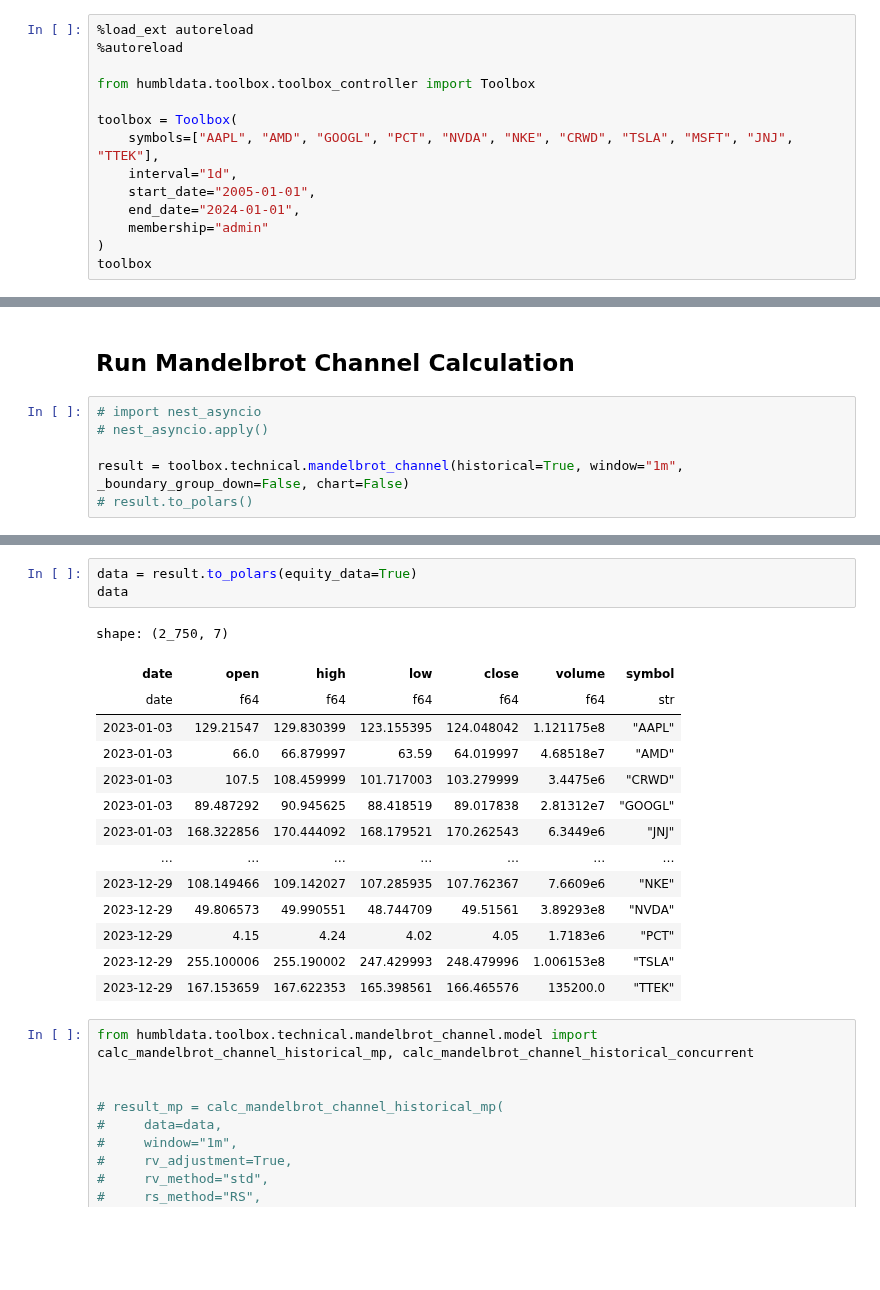
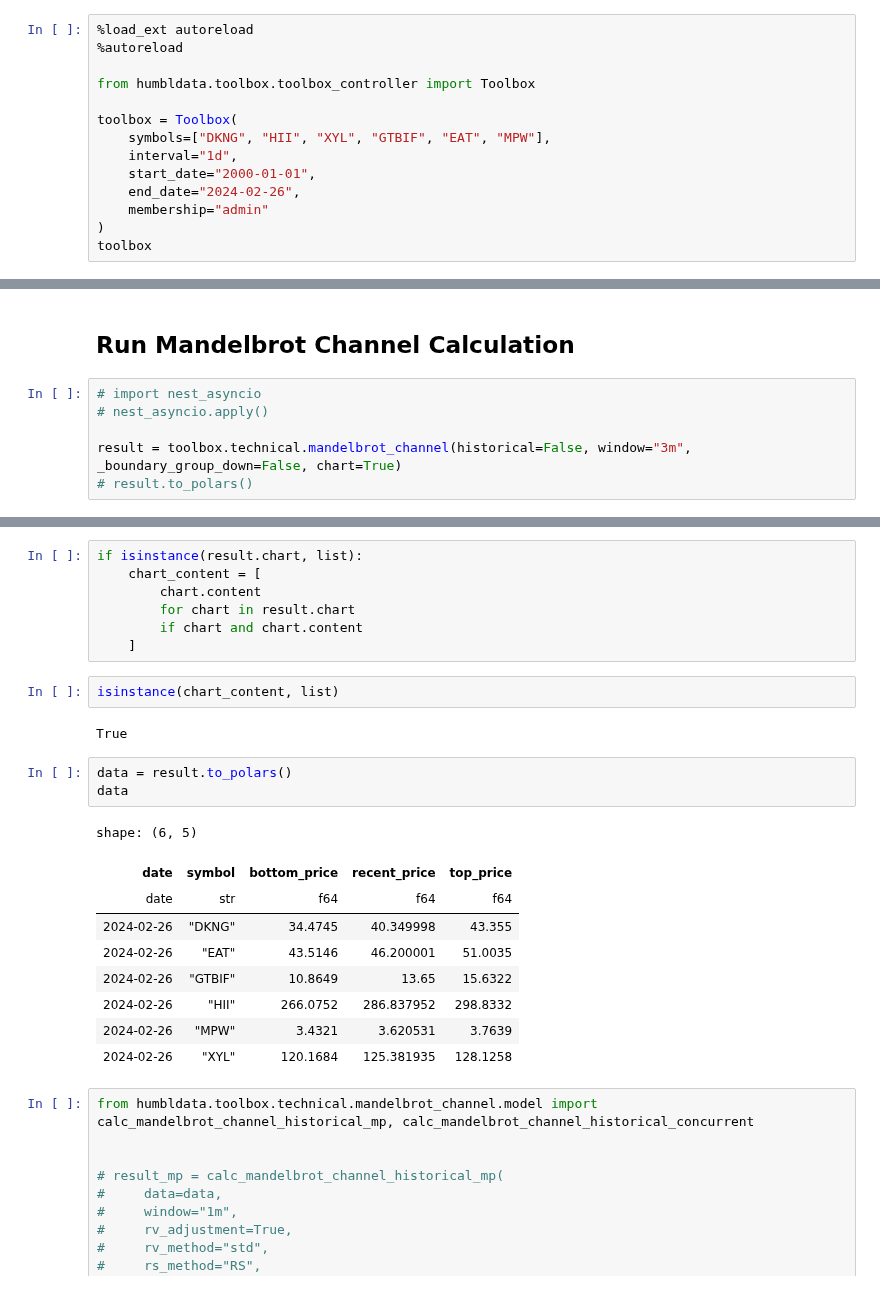
Before and after one commit to humblFINANCE/humblDATA, a Jupyter notebook: notebooks/toolbox_usage.ipynb, the cells around one changed output, grey strips where cells are left out. Drawn from its saved outputs; the diff is of its cells as text; blank space fills up the shorter version.

```diff
--- a/notebooks/toolbox_usage.ipynb
+++ b/notebooks/toolbox_usage.ipynb
@@ -8,10 +8,10 @@
 from humbldata.toolbox.toolbox_controller import Toolbox
 
 toolbox = Toolbox(
-    symbols=["AAPL", "AMD", "GOOGL", "PCT", "NVDA", "NKE", "CRWD", "TSLA", "MSFT", "JNJ", "TTEK"],
+    symbols=["DKNG", "HII", "XYL", "GTBIF", "EAT", "MPW"],
     interval="1d",
-    start_date="2005-01-01",
-    end_date="2024-01-01",
+    start_date="2000-01-01",
+    end_date="2024-02-26",
     membership="admin"
 )
 toolbox
@@ -25,7 +23,7 @@ Toolbox(symbols=['AAPL', 'AMD', 'GOOGL', 'PCT', 'NVDA', 'NKE', 'CRWD', 'TSLA', '
 # import nest_asyncio
 # nest_asyncio.apply()
 
-result = toolbox.technical.mandelbrot_channel(historical=True, window="1m", _boundary_group_down=False, chart=False)
+result = toolbox.technical.mandelbrot_channel(historical=False, window="3m", _boundary_group_down=False, chart=True)
 # result.to_polars()
 # %% [output]
 INFO: MandelbrotChannelFetcher || START: fetch_data (sync)
@@ -33,21 +91,27 @@ INFO: MandelbrotChannelFetcher || END: fetch_data (sync) - Total time: 60.4014s
+# %%
+if isinstance(result.chart, list):
+    chart_content = [
+        chart.content
+        for chart in result.chart
+        if chart and chart.content
+    ]
+# %%
+isinstance(chart_content, list)
+# %% [output]
+True
 # %%
-data = result.to_polars(equity_data=True)
+data = result.to_polars()
 data
 # %% [output]
-shape: (2_750, 7)
+shape: (6, 5)
-| date | open | high | low | close | volume | symbol |
-| date | f64 | f64 | f64 | f64 | f64 | str |
-| 2023-01-03 | 129.21547 | 129.830399 | 123.155395 | 124.048042 | 1.121175e8 | "AAPL" |
-| 2023-01-03 | 66.0 | 66.879997 | 63.59 | 64.019997 | 4.68518e7 | "AMD" |
-| 2023-01-03 | 107.5 | 108.459999 | 101.717003 | 103.279999 | 3.4475e6 | "CRWD" |
-| 2023-01-03 | 89.487292 | 90.945625 | 88.418519 | 89.017838 | 2.81312e7 | "GOOGL" |
-| 2023-01-03 | 168.322856 | 170.444092 | 168.179521 | 170.262543 | 6.3449e6 | "JNJ" |
-| … | … | … | … | … | … | … |
-| 2023-12-29 | 108.149466 | 109.142027 | 107.285935 | 107.762367 | 7.6609e6 | "NKE" |
-| 2023-12-29 | 49.806573 | 49.990551 | 48.744709 | 49.51561 | 3.89293e8 | "NVDA" |
-| 2023-12-29 | 4.15 | 4.24 | 4.02 | 4.05 | 1.7183e6 | "PCT" |
-| 2023-12-29 | 255.100006 | 255.190002 | 247.429993 | 248.479996 | 1.006153e8 | "TSLA" |
-| 2023-12-29 | 167.153659 | 167.622353 | 165.398561 | 166.465576 | 135200.0 | "TTEK" |
+| date | symbol | bottom_price | recent_price | top_price |
+| date | str | f64 | f64 | f64 |
+| 2024-02-26 | "DKNG" | 34.4745 | 40.349998 | 43.355 |
+| 2024-02-26 | "EAT" | 43.5146 | 46.200001 | 51.0035 |
+| 2024-02-26 | "GTBIF" | 10.8649 | 13.65 | 15.6322 |
+| 2024-02-26 | "HII" | 266.0752 | 286.837952 | 298.8332 |
+| 2024-02-26 | "MPW" | 3.4321 | 3.620531 | 3.7639 |
+| 2024-02-26 | "XYL" | 120.1684 | 125.381935 | 128.1258 |
 # %%
 from humbldata.toolbox.technical.mandelbrot_channel.model import calc_mandelbrot_channel_historical_mp, calc_mandelbrot_channel_historical_concurrent
 
```
Also changed, not shown: parts of 11 cells of this notebook, 2 other files.
